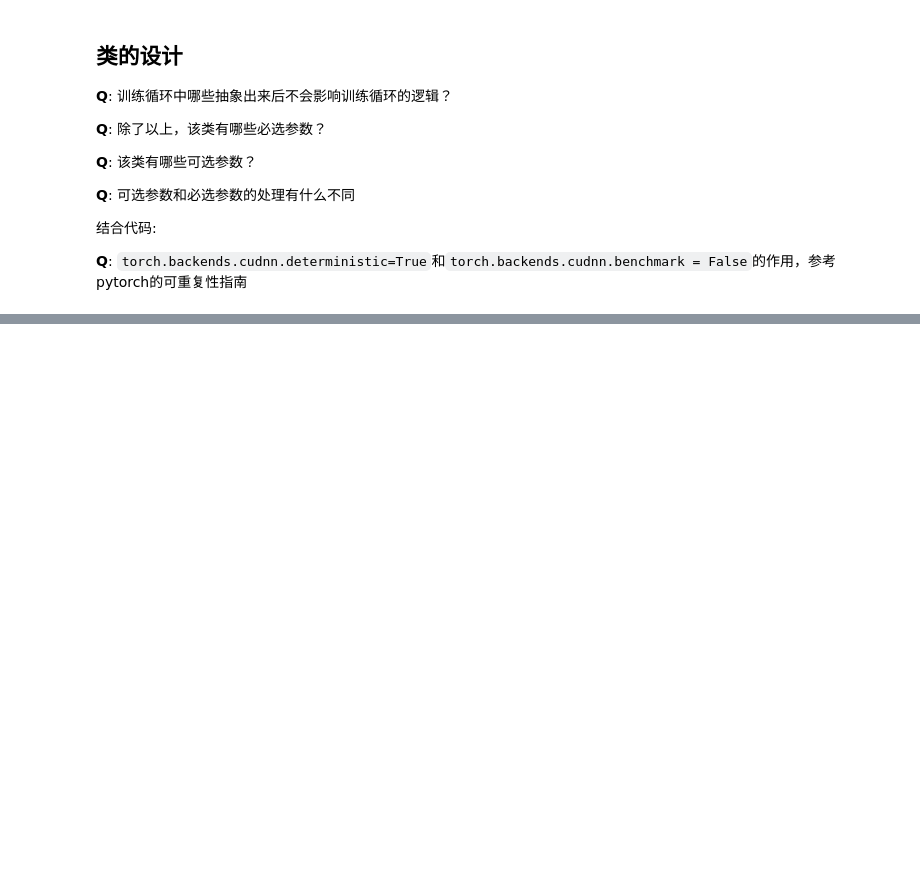
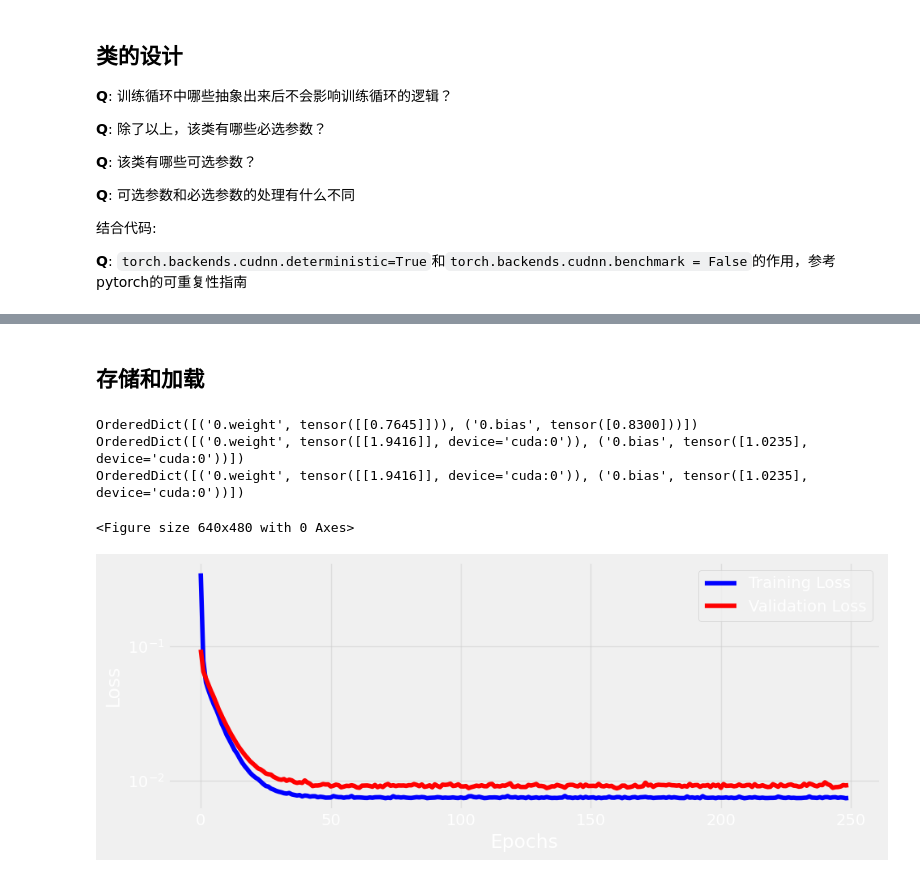
Before and after one commit to jhonprice/PyTorchStepByStep, a Jupyter notebook: runtest/ch02-1.ipynb, the cells around one changed output, grey strips where cells are left out. Drawn from its saved outputs; the diff is of its cells as text; code cells hidden in the pictures; blank space fills up the shorter version.

```diff
--- a/runtest/ch02-1.ipynb
+++ b/runtest/ch02-1.ipynb
@@ -352,0 +431,34 @@ print(model.state_dict())
+# %% [markdown]
+## 存储和加载
+# %%
+# 程序2-113: 存储和加载
+
+# 存
+sbs.save_checkpoint('model_checkpoint.pth')
+
+# 重置状态
+%run -i tmp_script/v4_model_config.py
+
+print(model.state_dict())
+
+new_sbs = StepByStep(model,loss_fn,optim_sgd)
+
+# 加载
+new_sbs.load_checkpoint('model_checkpoint.pth')
+print(model.state_dict())
+
+new_sbs.set_loader(train_loader,val_loader)
+new_sbs.train(n_epochs=50)
+
+# 可视化
+fig = new_sbs.plot_losses()
+
+# 检查状态
+
+print(sbs.model.state_dict())
+# %% [output]
+OrderedDict([('0.weight', tensor([[0.7645]])), ('0.bias', tensor([0.8300]))])
+OrderedDict([('0.weight', tensor([[1.9416]], device='cuda:0')), ('0.bias', tensor([1.0235], device='cuda:0'))])
+OrderedDict([('0.weight', tensor([[1.9416]], device='cuda:0')), ('0.bias', tensor([1.0235], device='cuda:0'))])
+<Figure size 640x480 with 0 Axes>
+[figure, added]
```
Also changed, not shown: parts of 14 cells of this notebook, 2 other files.
